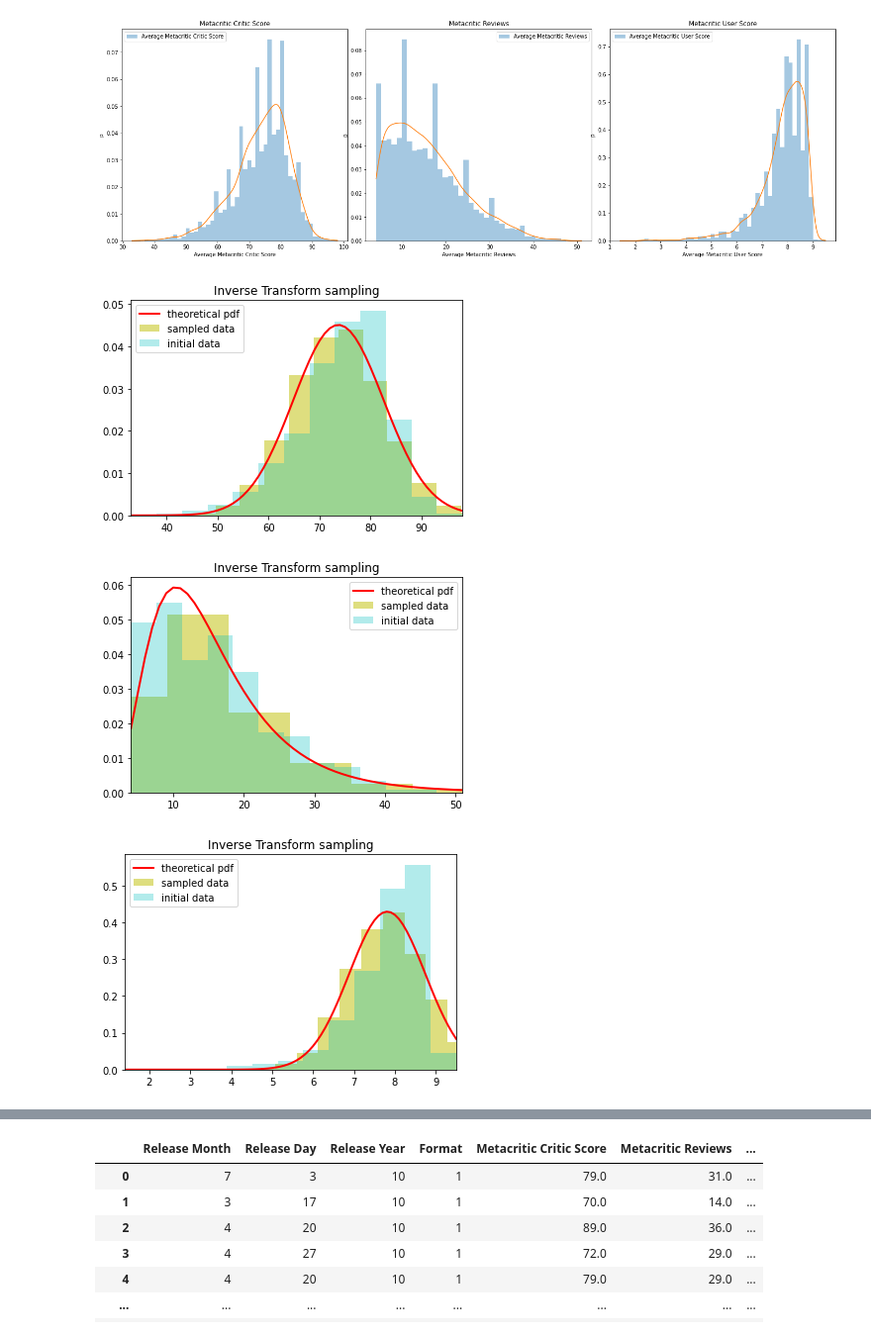
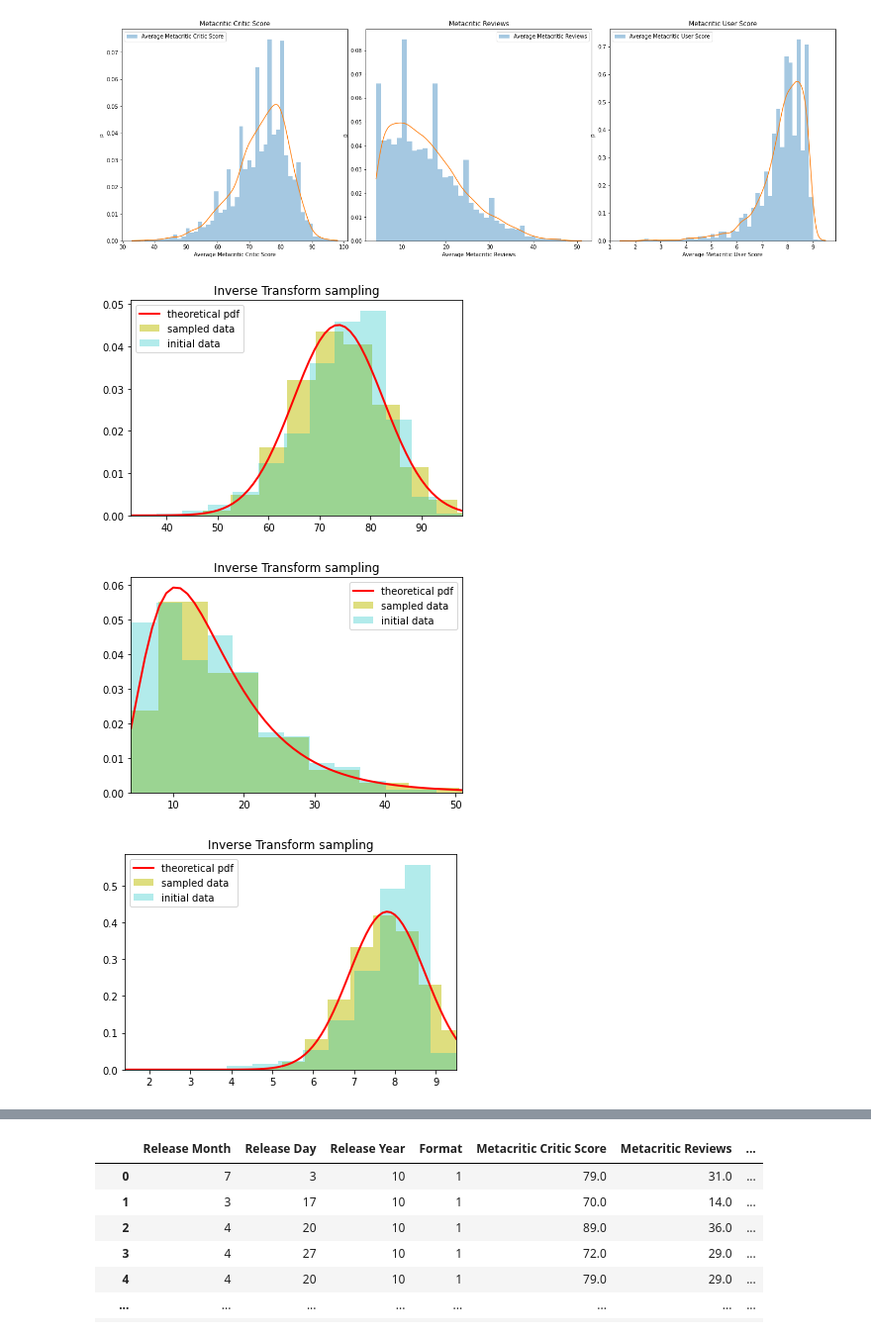
Before and after one commit to alievilya/Data-analysis-course-project, a Jupyter notebook: Lab3.ipynb, the cells around one changed output, grey strips where cells are left out. Shown at 99% size. Cells and saved outputs as stored; diff of their text form; code cells hidden in the pictures.

```diff
--- a/Lab3.ipynb
+++ b/Lab3.ipynb
@@ -237,15 +236,15 @@ def plot_ARsamples(data, samples, title='Accept-Reject sampling'):
   plt.show()
 # %%
 # Inverse transform sampling of target variables
-samples_data = ITsampling(10000, source_df['Metacritic Critic Score'])
-plot_ITsamples(source_df['Metacritic Critic Score'], samples_data, title='Inverse Transform sampling')
+samples_data1 = ITsampling(7942, source_df['Metacritic Critic Score'])
+plot_ITsamples(source_df['Metacritic Critic Score'], samples_data1, title='Inverse Transform sampling')
 
-samples_data = ITsampling(10000, source_df['Metacritic Reviews'])
-plot_ITsamples(source_df['Metacritic Reviews'], samples_data, title='Inverse Transform sampling')
+samples_data2 = ITsampling(7942, source_df['Metacritic Reviews'])
+plot_ITsamples(source_df['Metacritic Reviews'], samples_data2, title='Inverse Transform sampling')
 
-samples_data = ITsampling(10000, source_df['Metacritic User Score'])
-plot_ITsamples(source_df['Metacritic User Score'], samples_data, title='Inverse Transform sampling')
+samples_data3 = ITsampling(7942, source_df['Metacritic User Score'])
+plot_ITsamples(source_df['Metacritic User Score'], samples_data3, title='Inverse Transform sampling')
 # %% [output]
-[figure, old version]
+[figure, new version]
-[figure, old version]
+[figure, new version]
-[figure, old version]
+[figure, new version]
```
Also changed, not shown: parts of 40 cells of this notebook.
